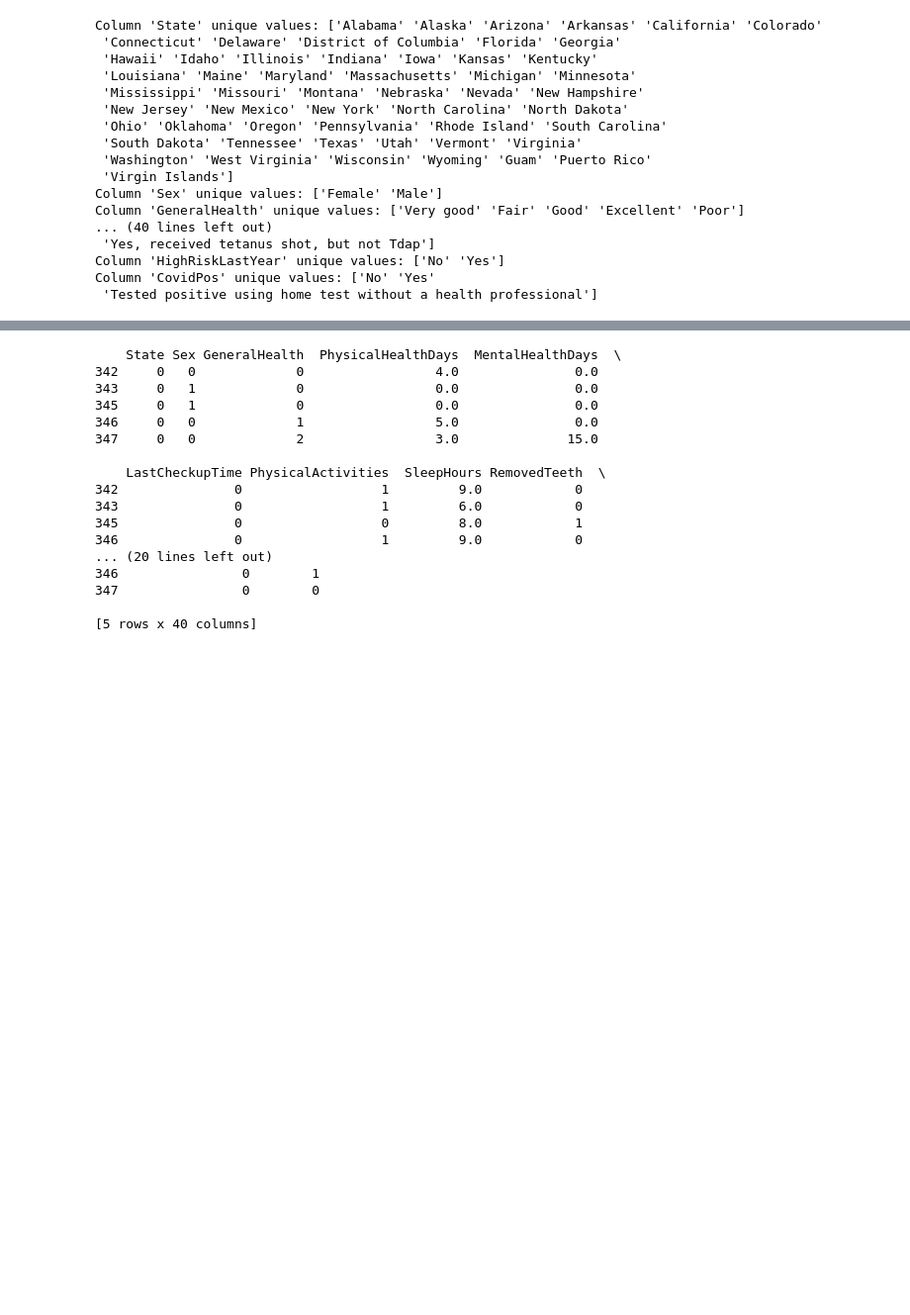
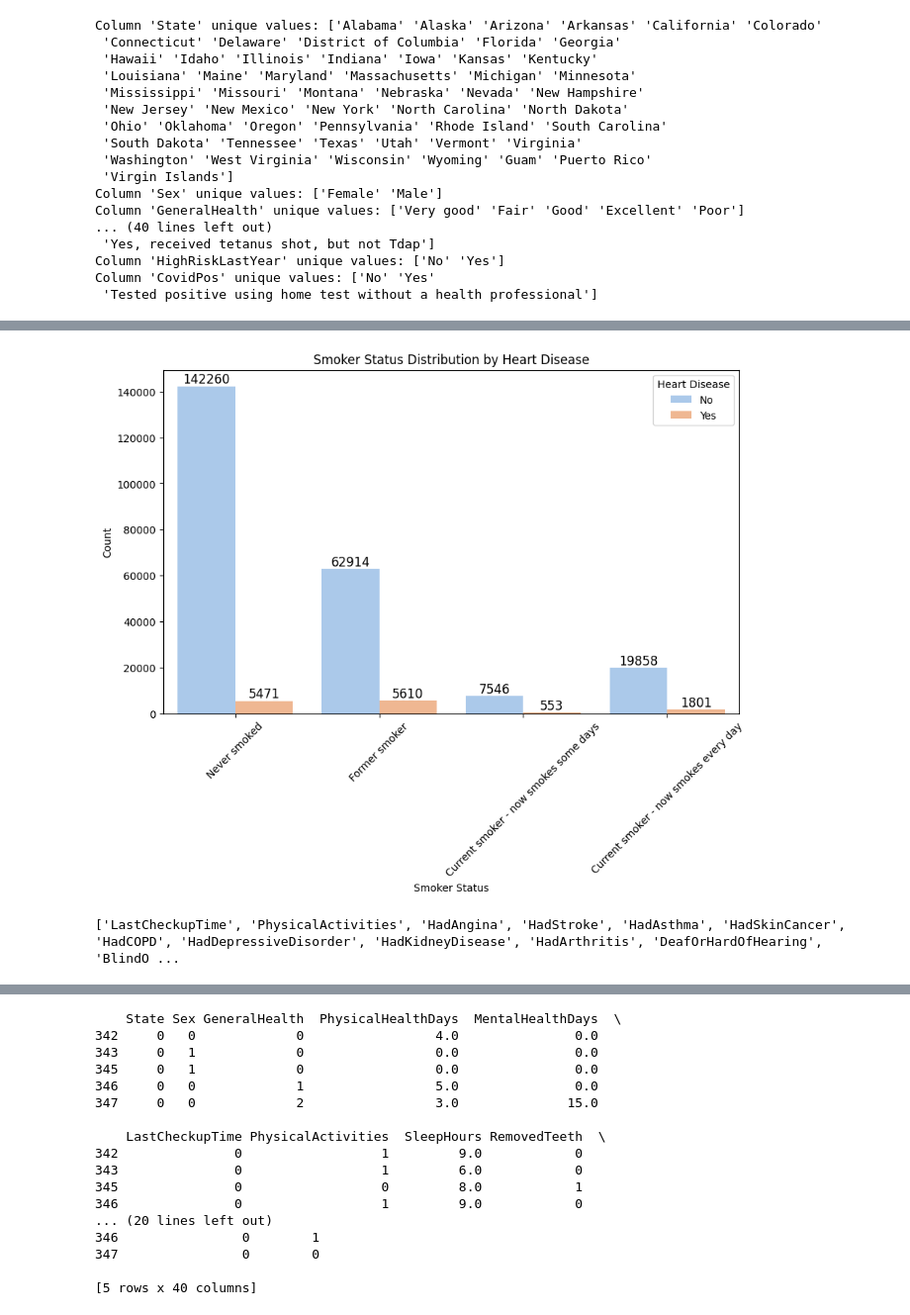
Before and after one commit to LiuRuohui/COMP7103_DataMining, a Jupyter notebook: data_preprocessing.ipynb, the cells around one changed output, grey strips where cells are left out. Shown at 99% size. Cells and saved outputs as stored; diff of their text form; code cells hidden in the pictures; blank space fills up the shorter version.

```diff
--- a/data_preprocessing.ipynb
+++ b/data_preprocessing.ipynb
@@ -177,0 +222,17 @@ Column 'CovidPos' unique values: ['No' 'Yes'
+# %%
+smoker_status_order = ['Never smoked', 'Former smoker', 'Current smoker - now smokes some days', 'Current smoker - now smokes every day']
+
+plt.figure(figsize=(10, 6))
+ax = sns.countplot(data_cleaned, x='SmokerStatus', hue='HadHeartAttack', palette='pastel', order=smoker_status_order)
+
+for container in ax.containers:
+    ax.bar_label(container, label_type='edge', fontsize=12, color='black')
+
+plt.title('Smoker Status Distribution by Heart Disease')
+plt.xlabel('Smoker Status')
+plt.ylabel('Count')
+plt.legend(title='Heart Disease')
+plt.xticks(rotation=45)
+plt.show()
+# %% [output]
+[figure, added]
@@ -177,0 +248,4 @@ Column 'CovidPos' unique values: ['No' 'Yes'
+# %%
+print(categorical_columns_list)
+# %% [output]
+['LastCheckupTime', 'PhysicalActivities', 'HadAngina', 'HadStroke', 'HadAsthma', 'HadSkinCancer', 'HadCOPD', 'HadDepressiveDisorder', 'HadKidneyDisease', 'HadArthritis', 'DeafOrHardOfHearing', 'BlindO ...
```
Also changed, not shown: parts of 9 cells of this notebook.
